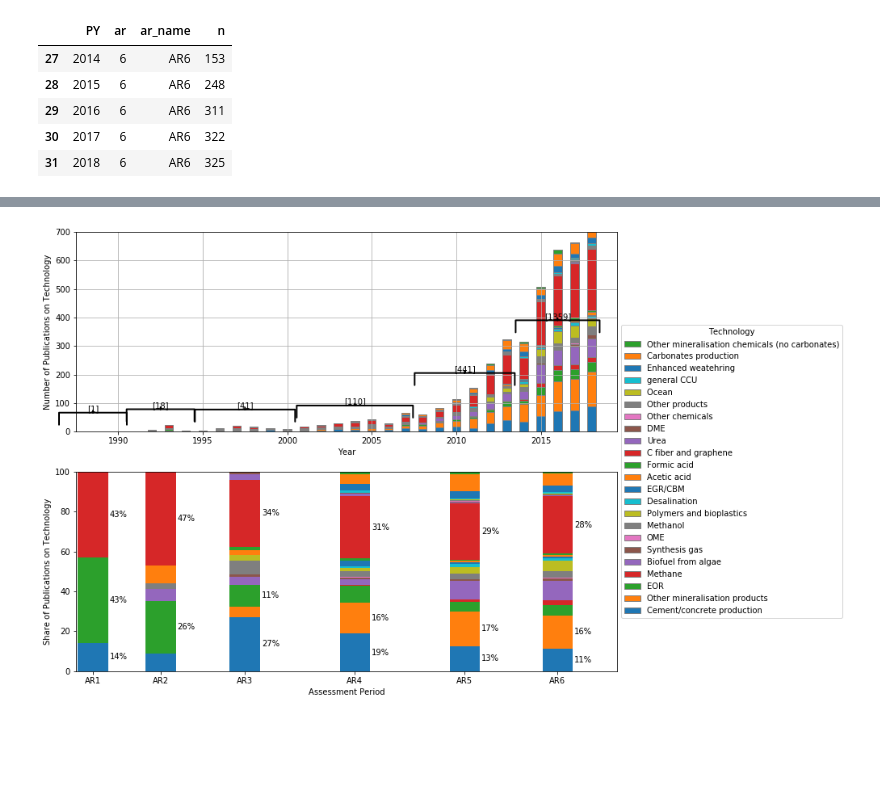
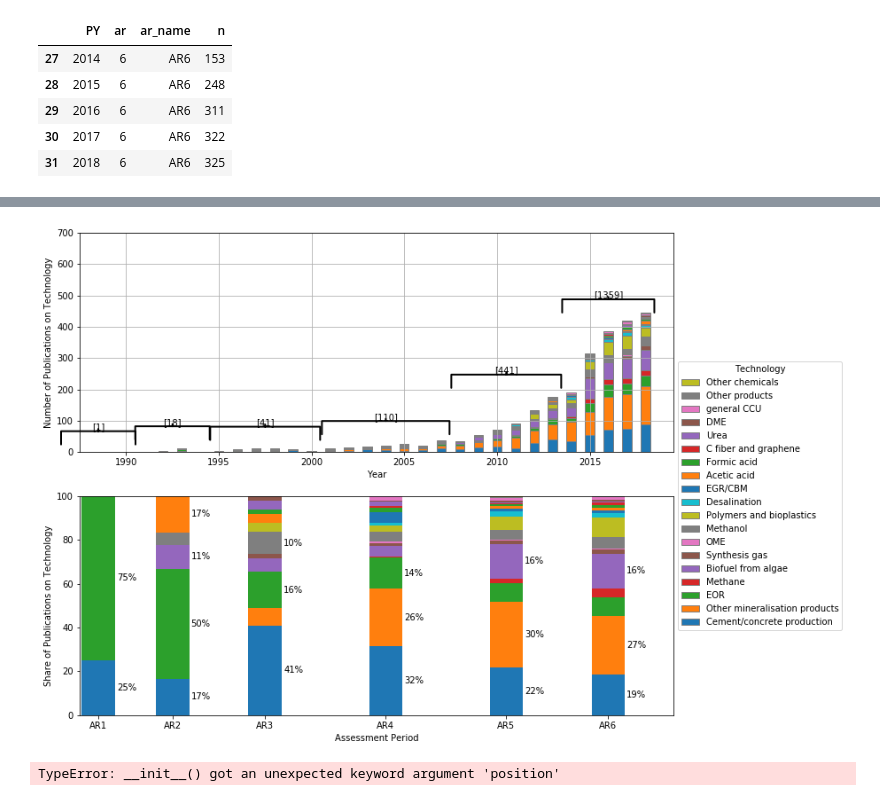
Before and after one commit to mcc-apsis/CCU, a Jupyter notebook: scoping_results.ipynb, the cells around one changed output, grey strips where cells are left out. Cells and saved outputs as stored; diff of their text form; code cells hidden in the pictures; blank space fills up the shorter version.

Commit message:
update graphs after graphene, add mineralisation subcats

```diff
--- a/scoping_results.ipynb
+++ b/scoping_results.ipynb
@@ -137,19 +137,31 @@ bypy.tail()
 # %%
 doc_dict = []
 
-ts = Category.objects.filter(project=p)
+ts = Category.objects.filter(project=p,level=1)
 
 #allreldocs = Doc.objects.filter(query=q)
 pys = list(range(1986,2019))
 for t in ts:
+    if t.level==2:
+        continue
     for py in pys:
         ydocs = docs.filter(PY=py)
-        trdocs = set(list(ydocs.filter(
-            query__category=t,docownership__relevant=1,docownership__query__category=t
-        ).values_list('UT',flat=True)))
-        ttdocs = set(list(ydocs.filter(
-            category=t
-        ).values_list('UT',flat=True)))
+        if t.name=="Other mineralisation products":
+            mins = [t] + list(Category.objects.filter(parent_category=t))
+            trdocs = set(list(ydocs.filter(
+                query__category__in=mins,docownership__relevant=1,docownership__query__category__in=mins
+            ).values_list('UT',flat=True)))
+            ttdocs = set(list(ydocs.filter(
+                category__in=mins
+            ).values_list('UT',flat=True)))
+        else:
+            trdocs = set(list(ydocs.filter(
+                query__category=t,docownership__relevant=1,docownership__query__category=t
+            ).values_list('UT',flat=True)))
+            ttdocs = set(list(ydocs.filter(
+                category=t
+            ).values_list('UT',flat=True)))
+
         tdocs = Doc.objects.filter(
             UT__in=trdocs.union(ttdocs)
         )
@@ -253,7 +286,7 @@ for name, group in bypy.groupby('ar_name'):
     bwidth = 1.8
     mid = group['PY'].median() - syear
     mids.append(mid)
-    maxn = group['n'].max() + 60
+    maxn = group['n'].max() *1.3 + 60
     #ax.text(mid,maxn,count,ha="center")
     ar = group['ar'].max()
     ax.annotate(
@@ -273,34 +306,73 @@ for name, group in bypy.groupby('ar_name'):
             ax2.bar(
                 mid,v,bottom=b,align="center",
                 width=bwidth,color=handles[h].patches[0]._facecolor
             )
             if v > 10:
                 ax2.text(mid+bwidth*0.5+0.1,b+v*0.5,"{}%".format(round(v)),va="center")
             b+=v
         h+=1
 
 ax = ax2
 
 for tick in ax.get_xticklabels():
     tick.set_rotation(0)
 
 
 #legend = plt.legend(position="right")#handles[::-1], labels[::-1],title='Technology')
 #legend.remove()
 
 ax.xaxis.set_ticks(mids)
 ax.xaxis.set_ticklabels(["AR1","AR2","AR3","AR4","AR5","AR6"])
 
 ax.set_xlabel('Assessment Period')
 ax.set_ylabel('Share of Publications on Technology')
 
 ax.set_xlim(xmax=2018-syear+1.5)
 ax.set_xlim(xmin=xmin)
 
-#plt.savefig('plots/general/all_ars.png',bbox_inches='tight')
-#plt.savefig('plots/general/all_ars.eps',bbox_inches='tight')
-#plt.savefig('plots/general/all_ars.svg',bbox_inches='tight')
+plt.savefig('plots/all_ars.png',bbox_inches='tight')
+plt.savefig('plots/all_ars.eps',bbox_inches='tight')
+plt.savefig('plots/all_ars.svg',bbox_inches='tight')
 
 plt.show()
 # %% [output]
-[figure, old version]
+[figure, new version]
+# %%
+b = 0
+
+fig, ax = plt.subplots(figsize=(8,5))
+scs = []
+for t in Category.objects.filter(project=p,level=2).order_by('-ndocs'):
+    trdocs = set(list(ydocs.filter(
+        query__category=t,docownership__relevant=1,docownership__query__category=t
+    ).values_list('UT',flat=True)))
+    ttdocs = set(list(ydocs.filter(
+        category=t
+    ).values_list('UT',flat=True)))
+    tdocs = Doc.objects.filter(
+        UT__in=trdocs.union(ttdocs)
+    )
+    scs.append({
+        'title': t.name,
+        'n': tdocs.count()
+    })
+
+sdf = pd.DataFrame.from_dict(scs).sort_values('n',ascending=False)
+
+for i, row in sdf.iterrows():
+    ax.bar(1,row['n'],bottom=b, label=row['title'])
+    t = "\n".join(row['title'].split())
+    #ax.text(1.45, b+row['n']/2, row['title'].replace(' chem','\nchem'),va="top")
+    b+=row['n']
+
+legend = plt.legend(position="right")#handles[::-1], labels[::-1],title='Technology')
+
+ax.xaxis.set_ticks([1])
+ax.xaxis.set_ticklabels(["Other mineralisation products"])
+
+
+
+
+fig.tight_layout()
+# %% [output]
+TypeError: __init__() got an unexpected keyword argument 'position'
```
Also changed, not shown: parts of 1 cell of this notebook, 6 other files.
